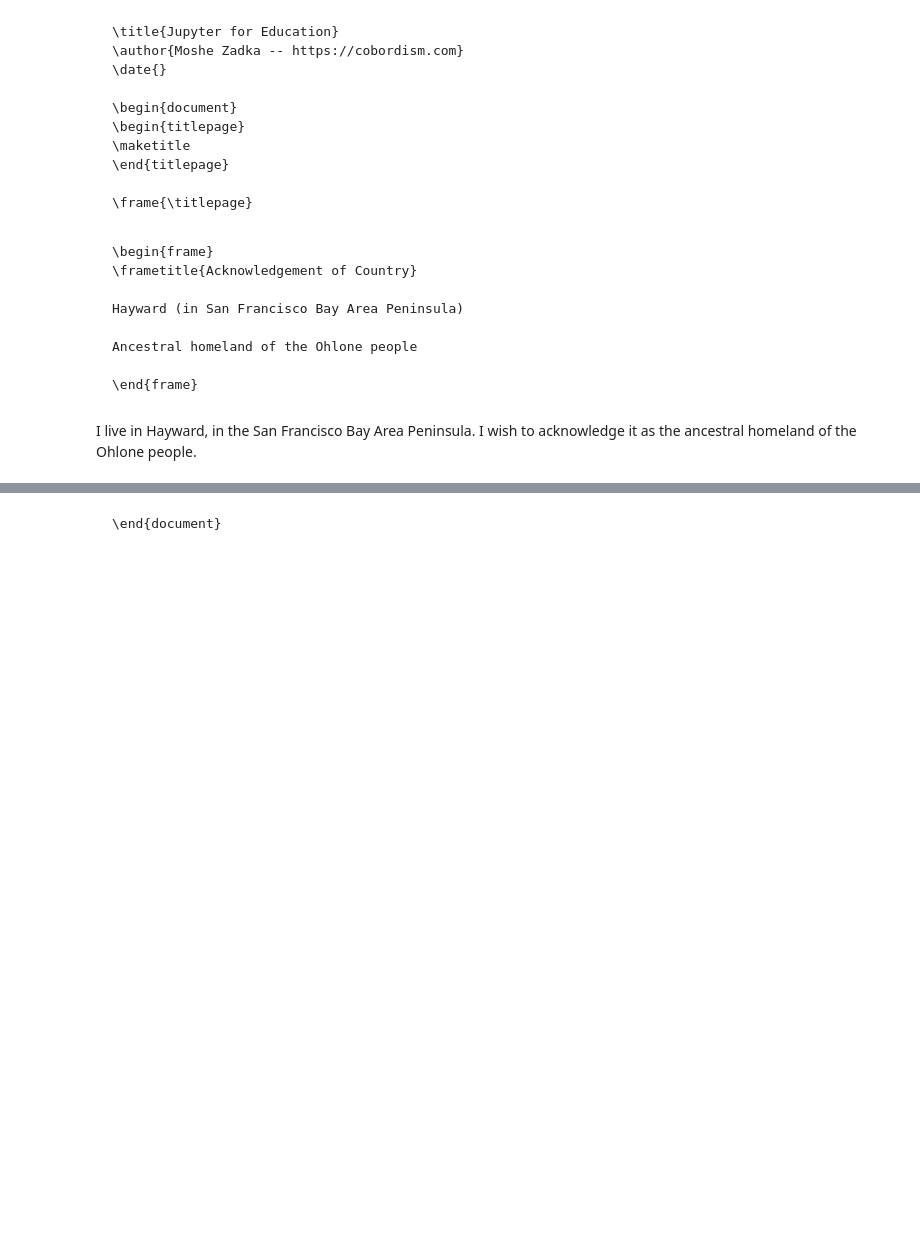
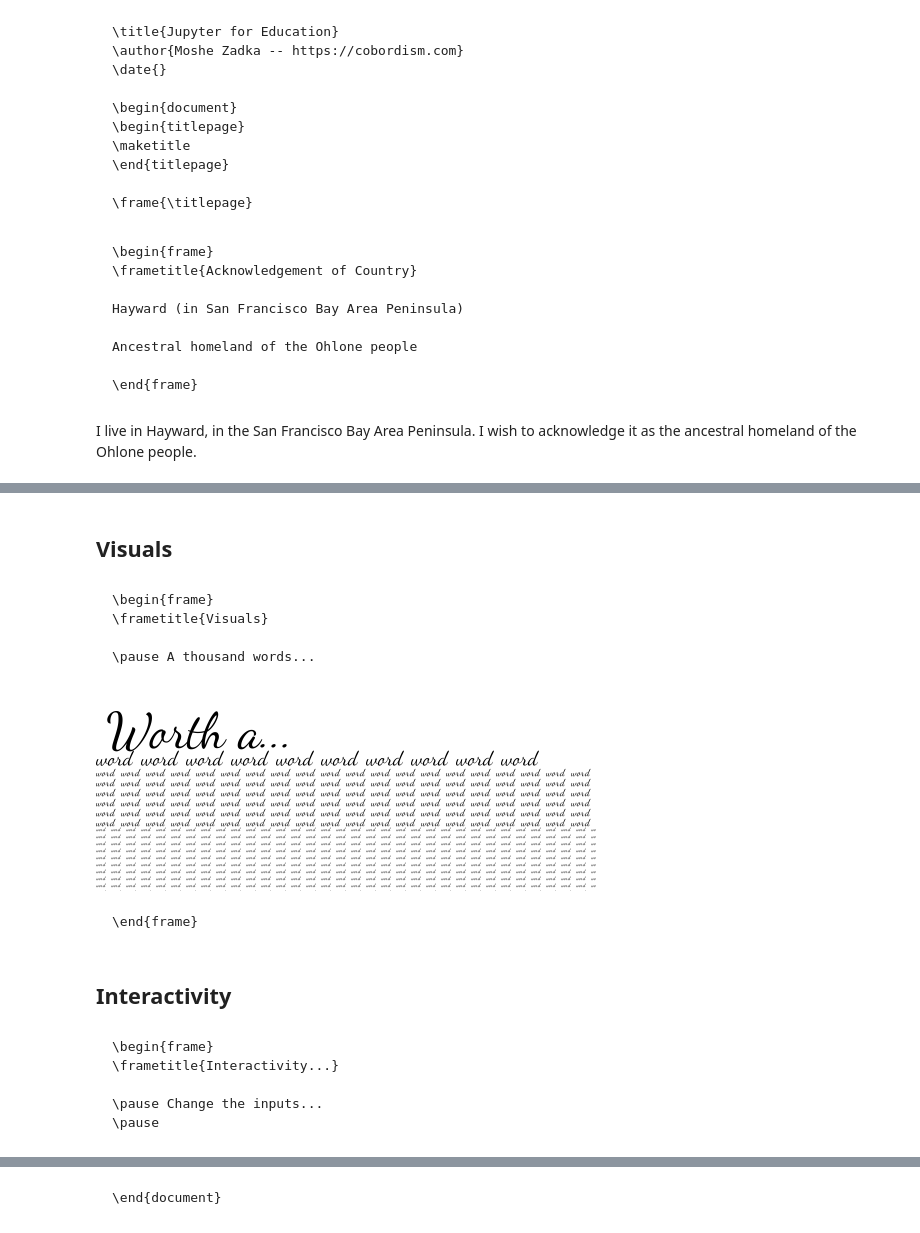
Before and after one commit to dev-skill-up/jupyter-education, a Jupyter notebook: talk.ipynb, the cells around one changed output, grey strips where cells are left out. Saved outputs shown, nothing was run; the diff lists cells and outputs as text; code cells hidden in the pictures; blank space fills up the shorter version.

````diff
--- a/talk.ipynb
+++ b/talk.ipynb
@@ -42,0 +142,37 @@ Ohlone people.
+# %% [markdown]
+## Visuals
+# %%
+from PIL import ImageFont, ImageDraw, Image
+
+image = Image.new("RGB", (500, 200), color=(255,255,255))
+draw = ImageDraw.Draw(image)
+font = ImageFont.truetype("static/DancingScript-Regular.ttf", 50)
+small = ImageFont.truetype("static/DancingScript-Regular.ttf", 10)
+medium = ImageFont.truetype("static/DancingScript-Regular.ttf", 20)
+tiny = ImageFont.truetype("static/DancingScript-Regular.ttf", 5)
+draw.text((10, 10), "Worth a...", font=font, fill=(0,0,0))
+for i in range(10):
+    draw.text((i*45, 55), "word", font=medium, fill=(0,0,0))
+for i in range(300):
+    x, y = divmod(i, 50)
+    draw.text((y*25, 75+x*10), "word", font=small, fill=(0,0,0))
+for i in range(700):
+    x, y = divmod(i, 50)
+    draw.text((y*15, 135+x*7), "word", font=tiny, fill=(0,0,0))
+# %% [markdown]
+```{=latex}
+\begin{frame}
+\frametitle{Visuals}
+
+\pause A thousand words...
+```
+# %%
+image
+# %% [output]
+[figure, added]
+# %% [markdown]
+```{=latex}
+\end{frame}
+```
+# %% [markdown]
+## Interactivity
@@ -42,0 +183,8 @@ Ohlone people.
+# %% [markdown]
+```{=latex}
+\begin{frame}
+\frametitle{Interactivity...}
+
+\pause Change the inputs...
+\pause
+```
````
Also changed, not shown: parts of 25 cells of this notebook, 8 other files.
